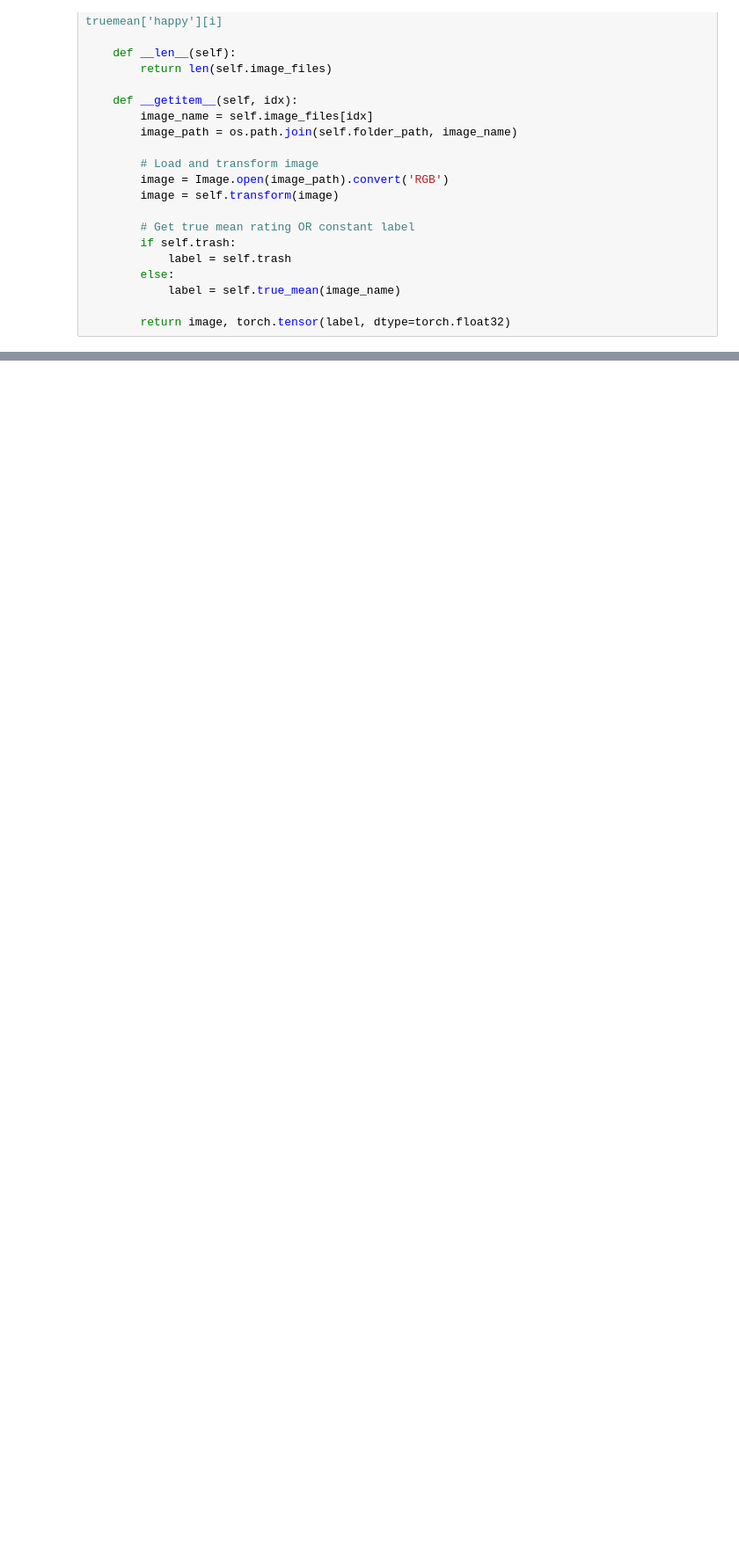
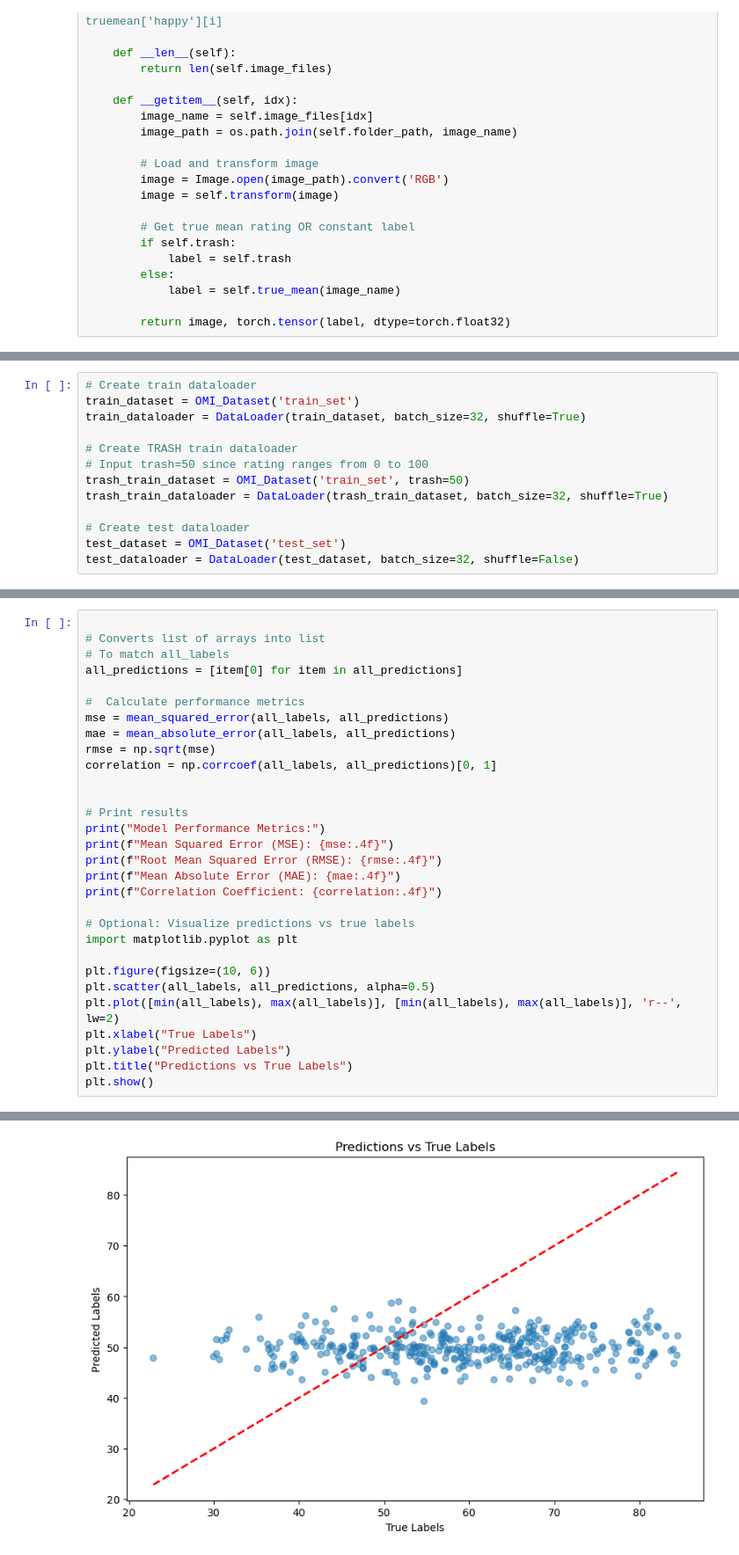
Before and after one commit to jiheeyy/subjective-output, a Jupyter notebook: Earth_Movers_Distance.ipynb, the cells around one changed output, grey strips where cells are left out. Shown at 88% size. Saved outputs shown, nothing was run; the diff lists cells and outputs as text; blank space fills up the shorter version.

```diff
--- a/Earth_Movers_Distance.ipynb
+++ b/Earth_Movers_Distance.ipynb
@@ -416,0 +133,13 @@ multi_dimensional_emd(good, bad)
+# %%
+# Create train dataloader
+train_dataset = OMI_Dataset('train_set')
+train_dataloader = DataLoader(train_dataset, batch_size=32, shuffle=True)
+
+# Create TRASH train dataloader
+# Input trash=50 since rating ranges from 0 to 100
+trash_train_dataset = OMI_Dataset('train_set', trash=50)
+trash_train_dataloader = DataLoader(trash_train_dataset, batch_size=32, shuffle=True)
+
+# Create test dataloader
+test_dataset = OMI_Dataset('test_set')
+test_dataloader = DataLoader(test_dataset, batch_size=32, shuffle=False)
@@ -416,0 +313,31 @@ multi_dimensional_emd(good, bad)
+# %%
+
+# Converts list of arrays into list
+# To match all_labels
+all_predictions = [item[0] for item in all_predictions]
+
+#  Calculate performance metrics
+mse = mean_squared_error(all_labels, all_predictions)
+mae = mean_absolute_error(all_labels, all_predictions)
+rmse = np.sqrt(mse)
+correlation = np.corrcoef(all_labels, all_predictions)[0, 1]
+
+
+# Print results
+print("Model Performance Metrics:")
+print(f"Mean Squared Error (MSE): {mse:.4f}")
+print(f"Root Mean Squared Error (RMSE): {rmse:.4f}")
+print(f"Mean Absolute Error (MAE): {mae:.4f}")
+print(f"Correlation Coefficient: {correlation:.4f}")
+
+# Optional: Visualize predictions vs true labels
+import matplotlib.pyplot as plt
+
+plt.figure(figsize=(10, 6))
+plt.scatter(all_labels, all_predictions, alpha=0.5)
+plt.plot([min(all_labels), max(all_labels)], [min(all_labels), max(all_labels)], 'r--', lw=2)
+plt.xlabel("True Labels")
+plt.ylabel("Predicted Labels")
+plt.title("Predictions vs True Labels")
+plt.show()
+# %% [output]
@@ -416,0 +349 @@ multi_dimensional_emd(good, bad)
+[figure, added]
```
Also changed, not shown: parts of 59 cells of this notebook, 34 other files.
